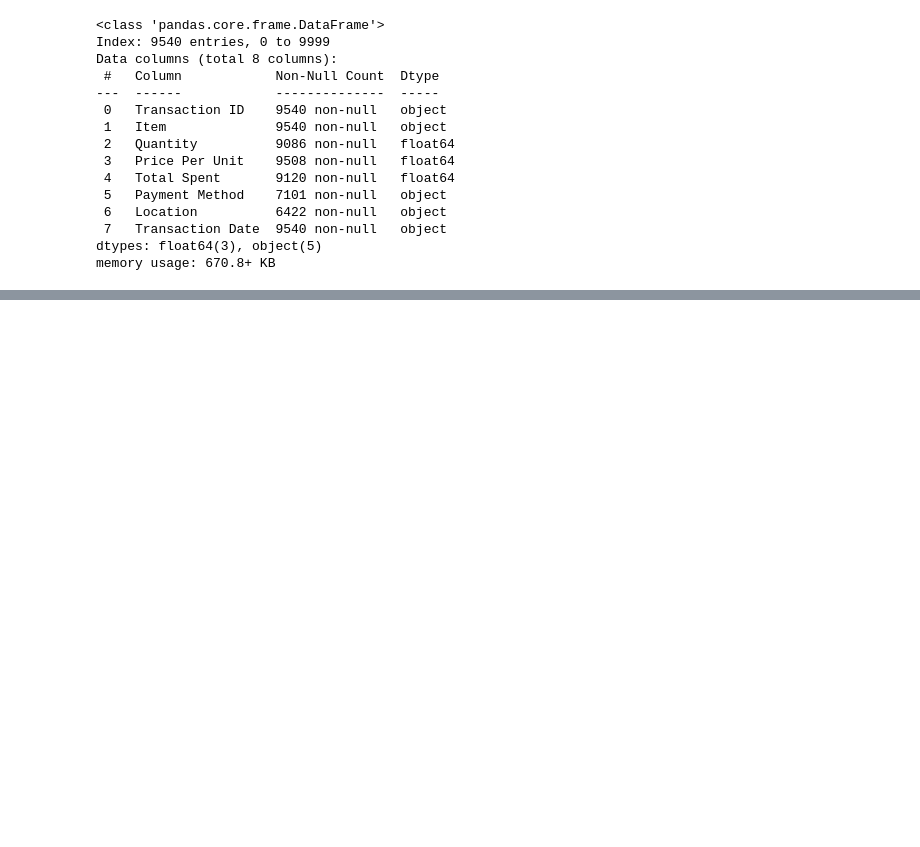
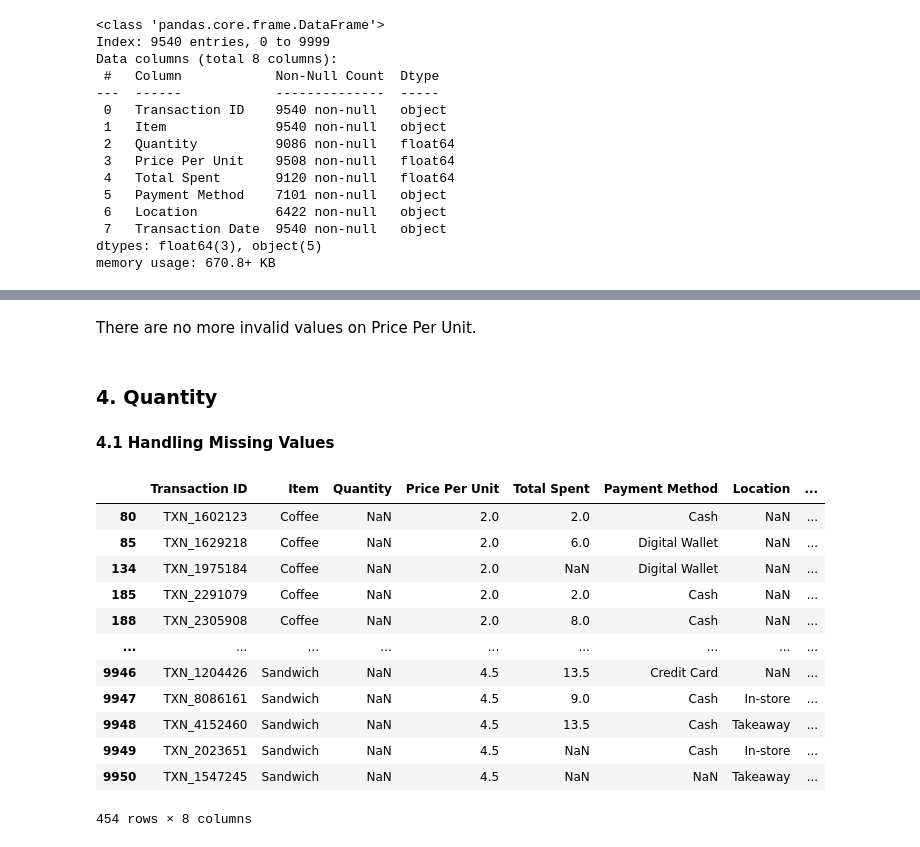
Before and after one commit to jeeenss/Data-Analysis-with-Python, a Jupyter notebook: Cafe_Sales/cafe_sales_analysis.ipynb, the cells around one changed output, grey strips where cells are left out. Saved outputs shown, nothing was run; the diff lists cells and outputs as text; code cells hidden in the pictures; blank space fills up the shorter version.

```diff
--- a/Cafe_Sales/cafe_sales_analysis.ipynb
+++ b/Cafe_Sales/cafe_sales_analysis.ipynb
@@ -528,0 +595,22 @@ df.head()
+# %% [markdown]
+There are no more invalid values on Price Per Unit.
+# %% [markdown]
+### 4. Quantity ###
+# %% [markdown]
+**4.1 Handling Missing Values**
+# %%
+df[df['Quantity'].isnull()]
+# %% [output]
+|  | Transaction ID | Item | Quantity | Price Per Unit | Total Spent | Payment Method | Location | ... |
+| 80 | TXN_1602123 | Coffee | NaN | 2.0 | 2.0 | Cash | NaN | ... |
+| 85 | TXN_1629218 | Coffee | NaN | 2.0 | 6.0 | Digital Wallet | NaN | ... |
+| 134 | TXN_1975184 | Coffee | NaN | 2.0 | NaN | Digital Wallet | NaN | ... |
+| 185 | TXN_2291079 | Coffee | NaN | 2.0 | 2.0 | Cash | NaN | ... |
+| 188 | TXN_2305908 | Coffee | NaN | 2.0 | 8.0 | Cash | NaN | ... |
+| ... | ... | ... | ... | ... | ... | ... | ... | ... |
+| 9946 | TXN_1204426 | Sandwich | NaN | 4.5 | 13.5 | Credit Card | NaN | ... |
+| 9947 | TXN_8086161 | Sandwich | NaN | 4.5 | 9.0 | Cash | In-store | ... |
+| 9948 | TXN_4152460 | Sandwich | NaN | 4.5 | 13.5 | Cash | Takeaway | ... |
+| 9949 | TXN_2023651 | Sandwich | NaN | 4.5 | NaN | Cash | In-store | ... |
+| 9950 | TXN_1547245 | Sandwich | NaN | 4.5 | NaN | NaN | Takeaway | ... |
+454 rows × 8 columns
```
Also changed, not shown: parts of 23 cells of this notebook.
